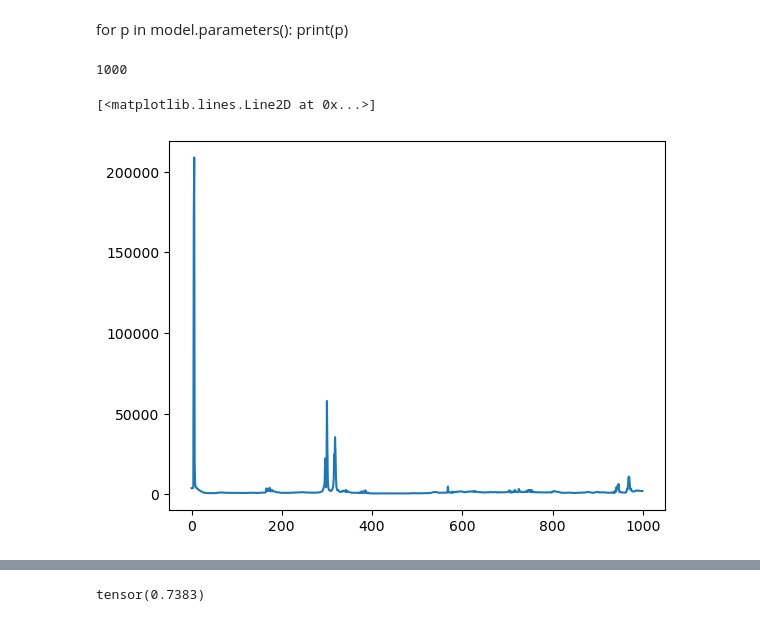
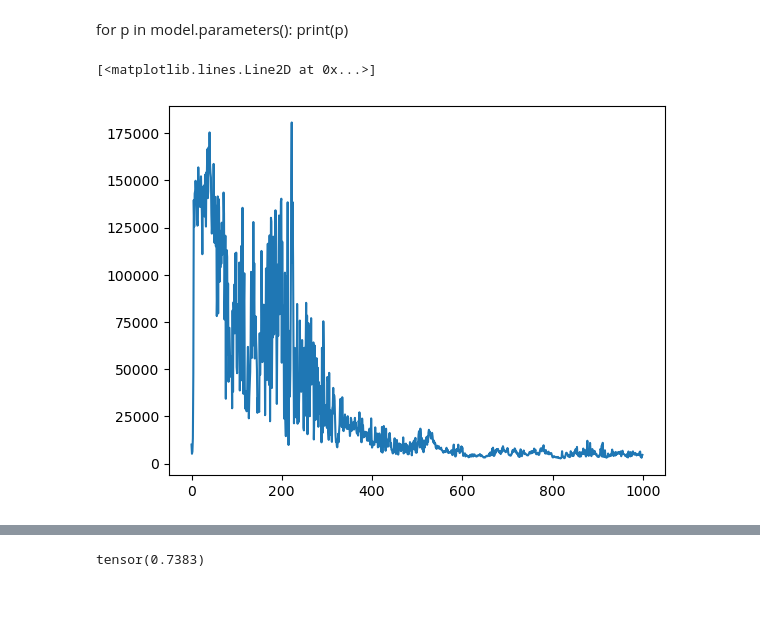
Before and after one commit to TorgemanTarak/ann_project, a Jupyter notebook: exploration.ipynb, the cells around one changed output, grey strips where cells are left out. Cells and saved outputs as stored; diff of their text form; code cells hidden in the pictures.

```diff
--- a/exploration.ipynb
+++ b/exploration.ipynb
@@ -26,7 +26,7 @@ class HeuristicPendulumAgent:
     def compute_action(self, state):
 
 
-        if state[1]<1/np.sqrt(2):
+        if state[1]<0:
             if state[2]>0:
                 return self.torque
             else:
@@ -277,6 +263,7 @@ def EMA(model,target,beta):
             old_weight, up_weight = ma_params.data, current_params.data
             ma_params.data = update_average(up_weight, old_weight,beta)
 # %%
+from tqdm import tqdm
 model = Qnetwork().to(device)
 target = Qnetwork().to(device)
 for param in target.parameters():
@@ -284,10 +271,10 @@ for param in target.parameters():
 EMA(model,target,1)
 
 
-epochs=1000
+episodes=1000
 batch_size=128
-lr=1e-4
-beta=0.5
+lr=0.001
+beta=0.05
 gamma=0.99
 loss=torch.nn.MSELoss()
-optimizer=torch.optim.SGD(model.parameters(),lr)
+optimizer=torch.optim.Adam(model.parameters(),lr)
@@ -297,0 +281,5 @@ optimizer=torch.optim.SGD(model.parameters(),lr)
+# %%
+losses = []
+num_batches = buffer.capacity // batch_size
+permutation = torch.randperm(buffer.capacity)
+batches = torch.chunk(permutation[:num_batches * batch_size], num_batches)
@@ -300,26 +343,0 @@ from tqdm import tqdm
-# %%
-losses = []
-for e in tqdm(range(epochs)):
-    epoch_loss = 0
-    for index in range(0, buffer.num_samples, batch_size):
-        optimizer.zero_grad()
-
-        action_batch = buffer.action_tape[index:(index+batch_size)]
-        state_batch = buffer.state_tape[index:(index+batch_size)]
-        next_action_batch = buffer.next_action_tape[index:(index+batch_size)]
-        next_state_batch = buffer.next_state_tape[index:(index+batch_size)]
-        reward_batch = buffer.reward_tape[index:(index+batch_size)].to(device)
-
-        input_model = torch.cat((state_batch,action_batch),dim=1).to(device)
-        input_target = torch.cat((next_state_batch,next_action_batch),dim=1).to(device)
-
-        x = model(input_model)
-        y = reward_batch + gamma*target(input_target)
-
-        l=loss(x,y)
-        l.backward()
-        optimizer.step()
-        epoch_loss += l.item()
-
-        EMA(model,target,1)
-    losses.append(epoch_loss)
@@ -326,18 +370,14 @@ for e in tqdm(range(epochs)):
 # %% [markdown]
 for p in model.parameters():
     print(p)
-# %%
-len(losses)
-# %% [output]
-1000
 # %%
 import matplotlib.pyplot as plt
-x=list(range(epochs))
+x=list(range(episodes))
 y=losses
 plt.plot(x,y)
 # %% [output]
 [<matplotlib.lines.Line2D at 0x...>]
-[figure, old version]
+[figure, new version]
 # %%
 def polar_heatmap(radius,angle,model,speed,action):
     # Create a figure object and specify the dimensions of the plot
```
Also changed, not shown: parts of 26 cells of this notebook.
